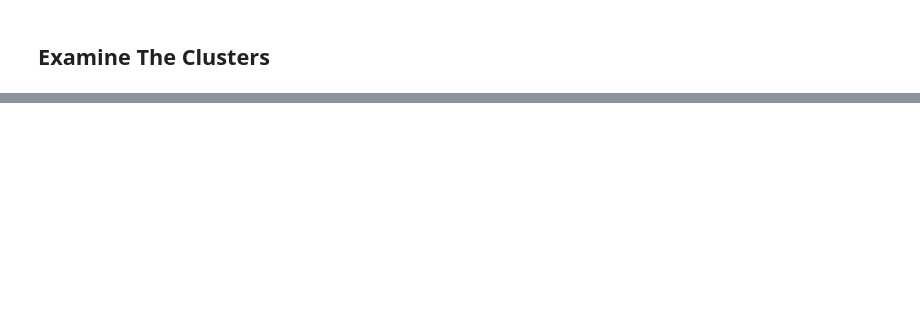
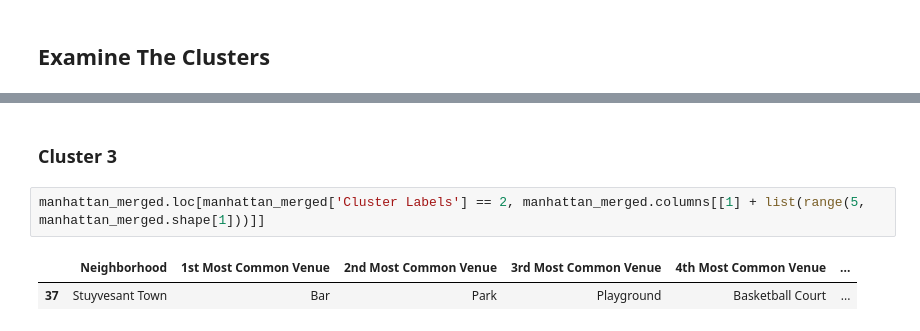
Before and after one commit to codefeast/Coursera_Capstone, a Jupyter notebook: CourseraCapstonePrjPt2.ipynb, the cells around one changed output, grey strips where cells are left out. Drawn from its saved outputs; the diff is of its cells as text; blank space fills up the shorter version.

```diff
--- a/CourseraCapstonePrjPt2.ipynb
+++ b/CourseraCapstonePrjPt2.ipynb
@@ -477,0 +520,7 @@ manhattan_merged.loc[manhattan_merged['Cluster Labels'] == 0, manhattan_merged.c
+# %% [markdown]
+### Cluster 3
+# %%
+manhattan_merged.loc[manhattan_merged['Cluster Labels'] == 2, manhattan_merged.columns[[1] + list(range(5, manhattan_merged.shape[1]))]]
+# %% [output]
+|  | Neighborhood | 1st Most Common Venue | 2nd Most Common Venue | 3rd Most Common Venue | 4th Most Common Venue | ... |
+| 37 | Stuyvesant Town | Bar | Park | Playground | Basketball Court | ... |
```
Also changed, not shown: parts of 18 cells of this notebook, 2 other files.
